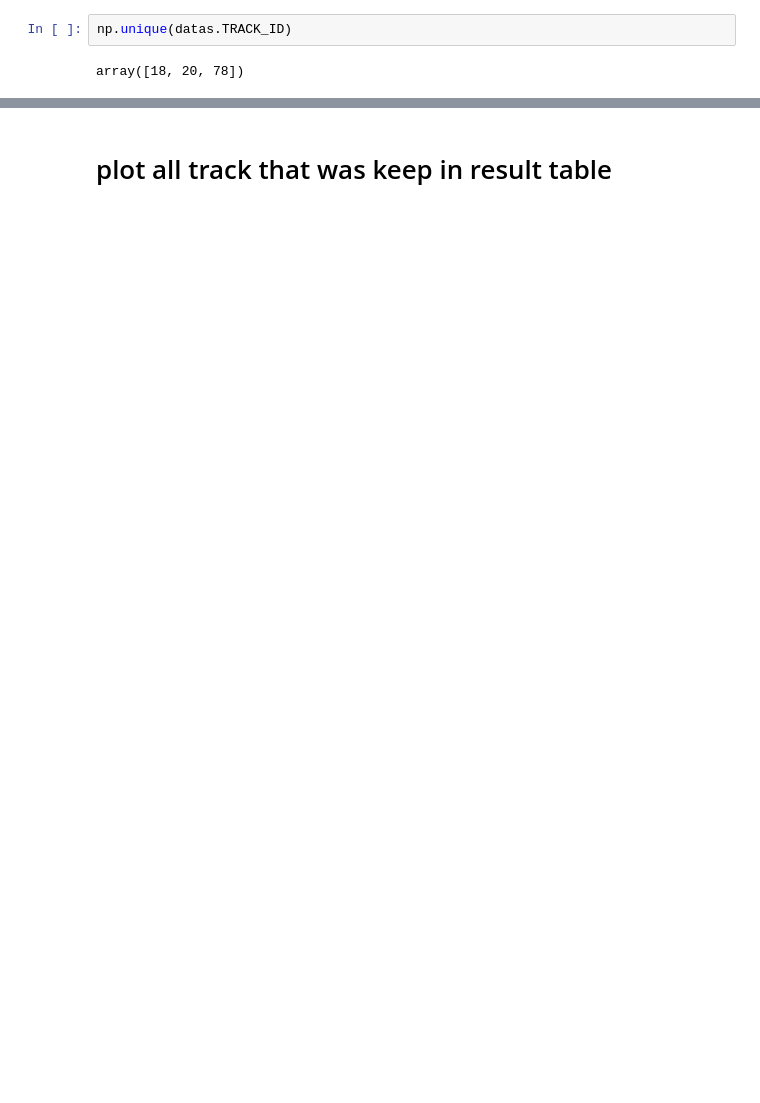
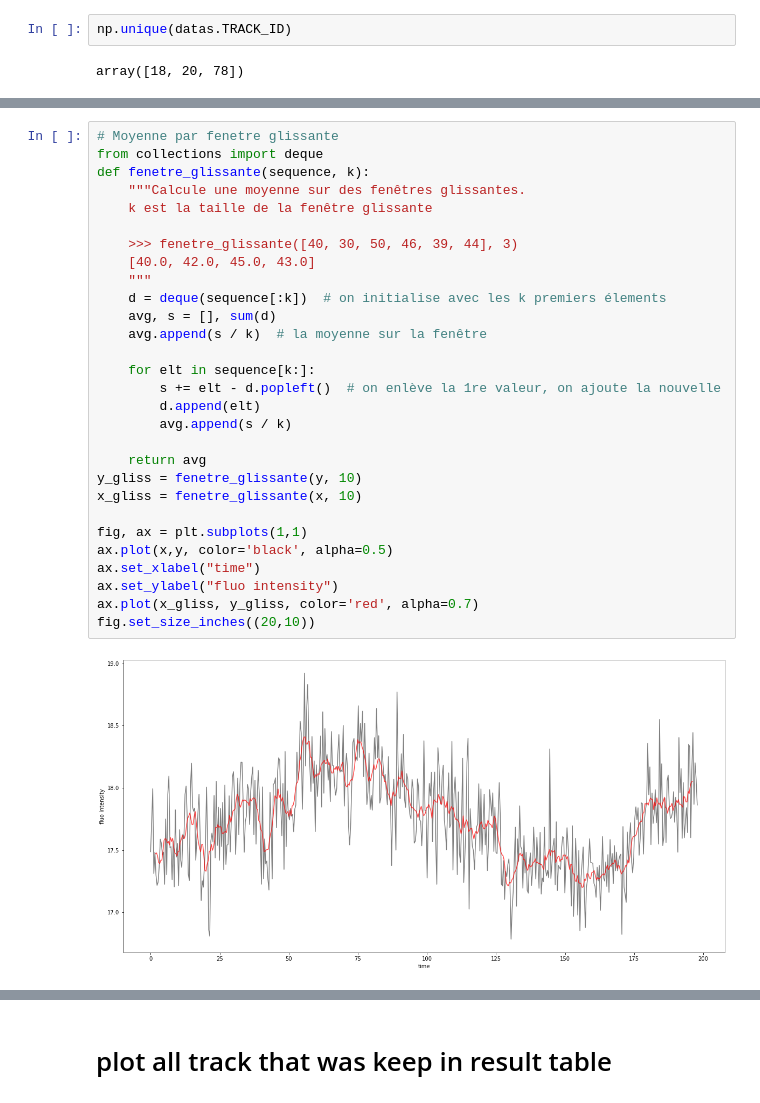
Before and after one commit to sophietheis/KineticAnalysis, a Jupyter notebook: notebook/Analyse_kinetic_tatabox.ipynb, the cells around one changed output, grey strips where cells are left out. Saved outputs shown, nothing was run; the diff lists cells and outputs as text; blank space fills up the shorter version.

```diff
--- a/notebook/Analyse_kinetic_tatabox.ipynb
+++ b/notebook/Analyse_kinetic_tatabox.ipynb
@@ -97 +97,32 @@ fig.set_size_inches((10,10))
 [figure]
+# %%
+# Moyenne par fenetre glissante
+from collections import deque
+def fenetre_glissante(sequence, k):
+    """Calcule une moyenne sur des fenêtres glissantes.
+    k est la taille de la fenêtre glissante
+
+    >>> fenetre_glissante([40, 30, 50, 46, 39, 44], 3)
+    [40.0, 42.0, 45.0, 43.0]
+    """
+    d = deque(sequence[:k])  # on initialise avec les k premiers élements
+    avg, s = [], sum(d)
+    avg.append(s / k)  # la moyenne sur la fenêtre
+
+    for elt in sequence[k:]:
+        s += elt - d.popleft()  # on enlève la 1re valeur, on ajoute la nouvelle
+        d.append(elt)
+        avg.append(s / k)
+
+    return avg
+y_gliss = fenetre_glissante(y, 10)
+x_gliss = fenetre_glissante(x, 10)
+
+fig, ax = plt.subplots(1,1)
+ax.plot(x,y, color='black', alpha=0.5)
+ax.set_xlabel("time")
+ax.set_ylabel("fluo intensity")
+ax.plot(x_gliss, y_gliss, color='red', alpha=0.7)
+fig.set_size_inches((20,10))
+# %% [output]
+[figure, added]
```
Also changed, not shown: parts of 19 cells of this notebook, 2 other files.
